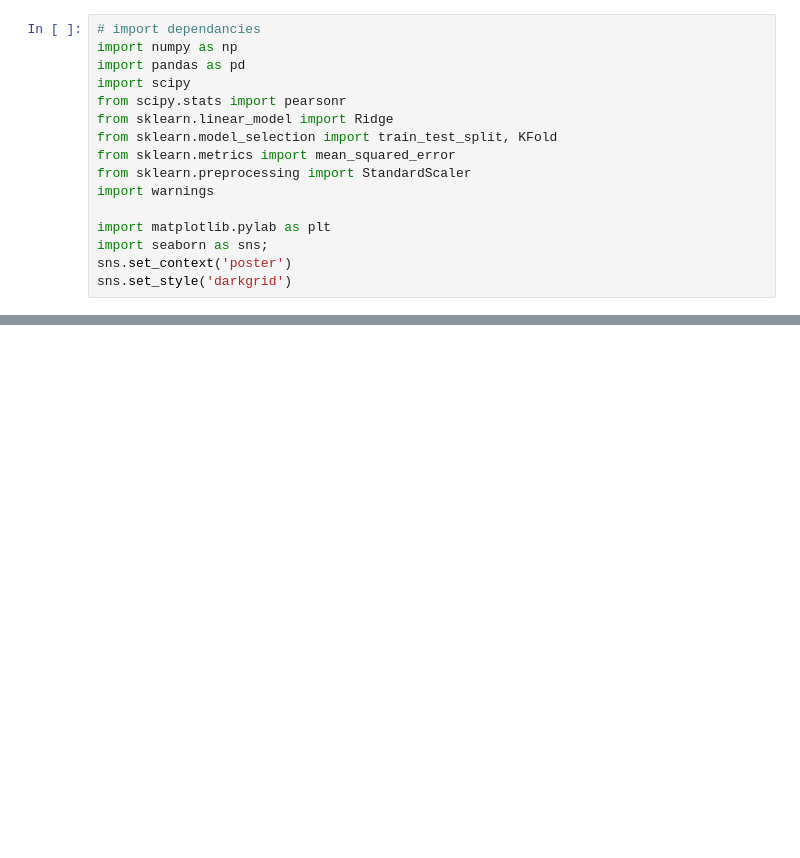
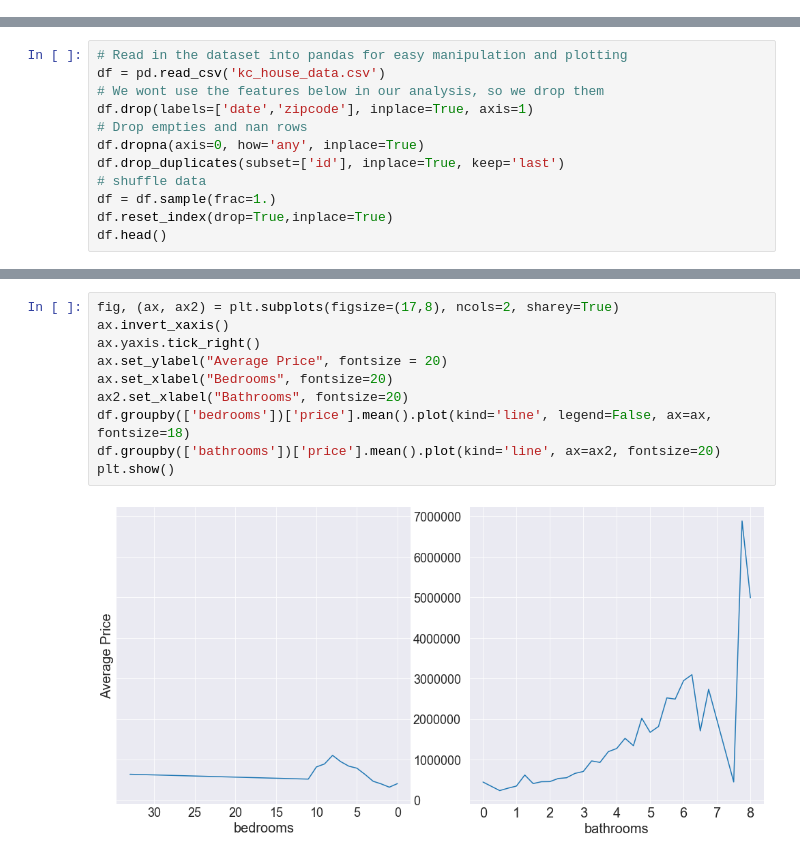
Before and after one commit to killerT1992/house_price, a Jupyter notebook: house_price_prediction.ipynb, the cells around one changed output, grey strips where cells are left out. Cells and saved outputs as stored; diff of their text form; blank space fills up the shorter version.

Commit message:
updating code and visualizations

```diff
--- a/house_price_prediction.ipynb
+++ b/house_price_prediction.ipynb
@@ -7,16 +0,0 @@ This notebook has code for ridge regression, stochastic gradient descent and cro
-# %%
-# import dependancies
-import numpy as np
-import pandas as pd
-import scipy
-from scipy.stats import pearsonr
-from sklearn.linear_model import Ridge
-from sklearn.model_selection import train_test_split, KFold
-from sklearn.metrics import mean_squared_error
-from sklearn.preprocessing import StandardScaler
-import warnings
-
-import matplotlib.pylab as plt
-import seaborn as sns;
-sns.set_context('poster')
-sns.set_style('darkgrid')
@@ -529,0 +33,12 @@ We can conclude 2 things.
+# %%
+# Read in the dataset into pandas for easy manipulation and plotting
+df = pd.read_csv('kc_house_data.csv')
+# We wont use the features below in our analysis, so we drop them
+df.drop(labels=['date','zipcode'], inplace=True, axis=1)
+# Drop empties and nan rows
+df.dropna(axis=0, how='any', inplace=True)
+df.drop_duplicates(subset=['id'], inplace=True, keep='last')
+# shuffle data
+df = df.sample(frac=1.)
+df.reset_index(drop=True,inplace=True)
+df.head()
@@ -529,0 +56,12 @@ We can conclude 2 things.
+# %%
+fig, (ax, ax2) = plt.subplots(figsize=(17,8), ncols=2, sharey=True)
+ax.invert_xaxis()
+ax.yaxis.tick_right()
+ax.set_ylabel("Average Price", fontsize = 20)
+ax.set_xlabel("Bedrooms", fontsize=20)
+ax2.set_xlabel("Bathrooms", fontsize=20)
+df.groupby(['bedrooms'])['price'].mean().plot(kind='line', legend=False, ax=ax, fontsize=18)
+df.groupby(['bathrooms'])['price'].mean().plot(kind='line', ax=ax2, fontsize=20)
+plt.show()
+# %% [output]
+[figure, added]
```
Also changed, not shown: parts of 85 cells of this notebook.
